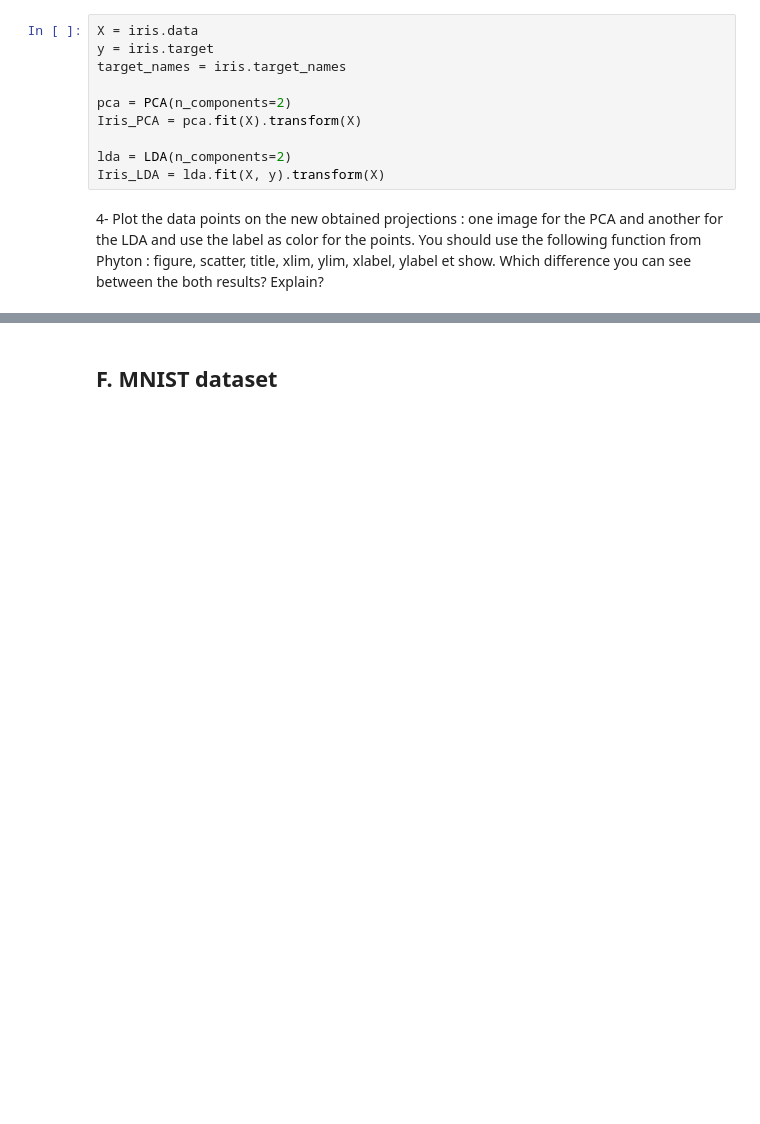
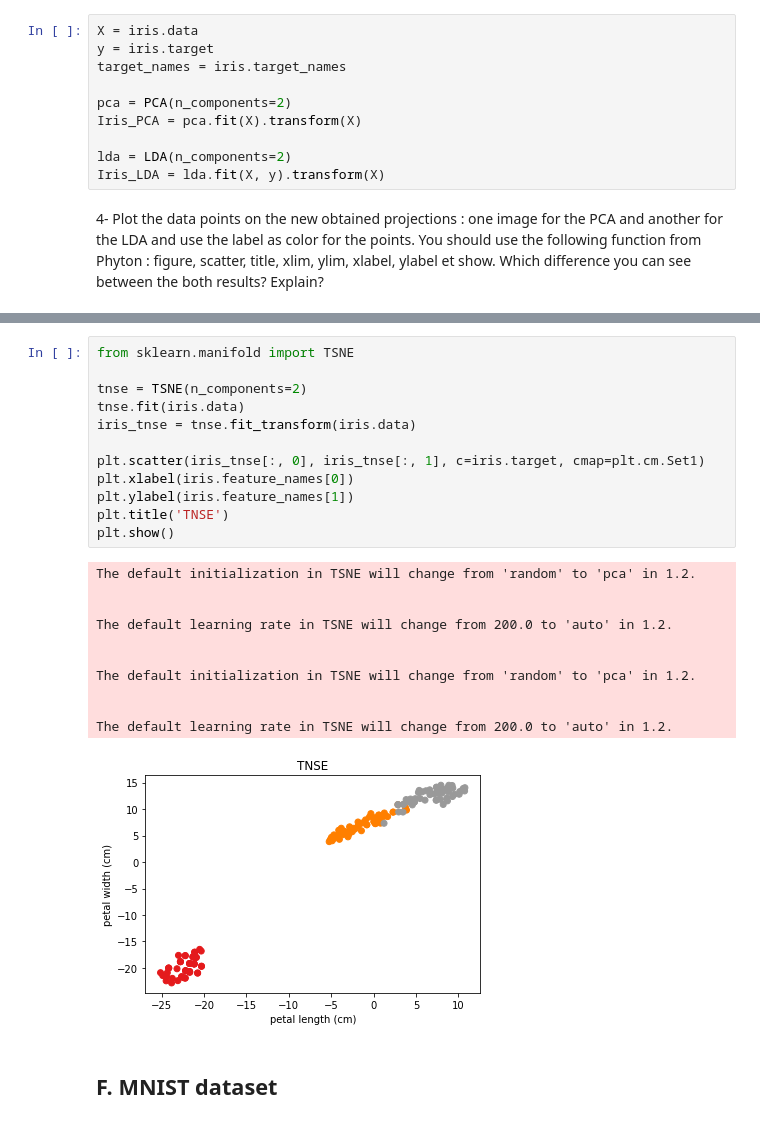
Before and after one commit to speianudana/AnalysisAndVisualisationOfData, a Jupyter notebook: Lab_1/Lab1.ipynb, the cells around one changed output, grey strips where cells are left out. Drawn from its saved outputs; the diff is of its cells as text; blank space fills up the shorter version.

```diff
--- a/Lab_1/Lab1.ipynb
+++ b/Lab_1/Lab1.ipynb
@@ -319,3 +391,27 @@ We can observe that for the PCA (Principal Component Analysis) the points for se
+# %%
+from sklearn.manifold import TSNE
+
+tnse = TSNE(n_components=2)
+tnse.fit(iris.data)
+iris_tnse = tnse.fit_transform(iris.data)
+
+plt.scatter(iris_tnse[:, 0], iris_tnse[:, 1], c=iris.target, cmap=plt.cm.Set1)
+plt.xlabel(iris.feature_names[0])
+plt.ylabel(iris.feature_names[1])
+plt.title('TNSE')
+plt.show()
+# %% [output]
+The default initialization in TSNE will change from 'random' to 'pca' in 1.2.
+
+
+The default learning rate in TSNE will change from 200.0 to 'auto' in 1.2.
+
+
+The default initialization in TSNE will change from 'random' to 'pca' in 1.2.
+
+
+The default learning rate in TSNE will change from 200.0 to 'auto' in 1.2.
+[figure, added]
 # %% [markdown]
 ## F. MNIST dataset
 # %% [markdown]
```
Also changed, not shown: parts of 16 cells of this notebook, 3 other files.
